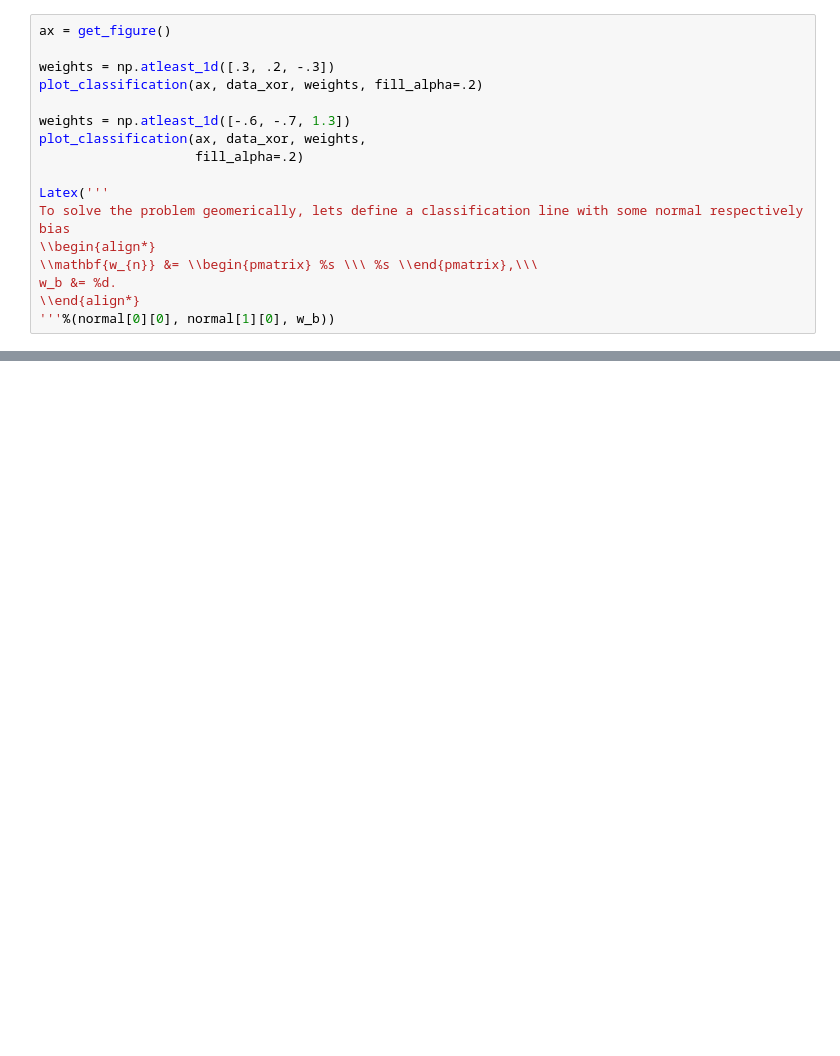
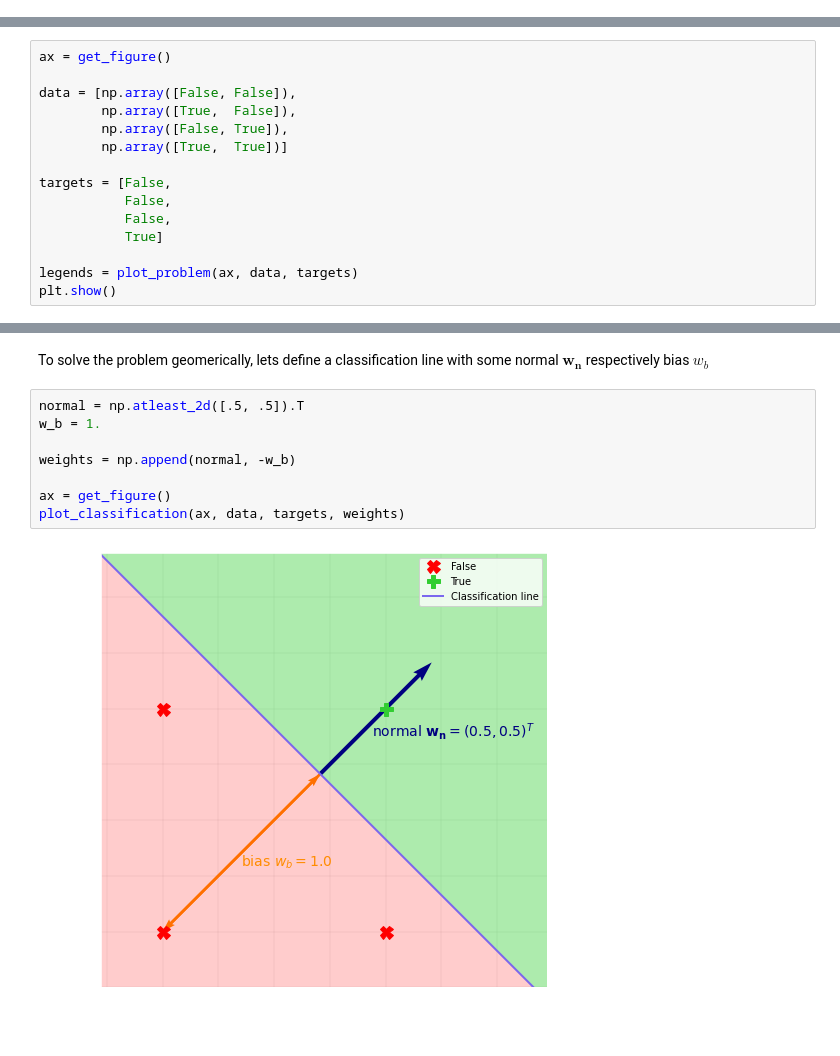
Before and after one commit to johndah/Intro-to-Machine-Learning, a Jupyter notebook: neural_networks_intro.ipynb, the cells around one changed output, grey strips where cells are left out. Drawn from its saved outputs; the diff is of its cells as text; blank space fills up the shorter version.

```diff
--- a/neural_networks_intro.ipynb
+++ b/neural_networks_intro.ipynb
@@ -847,17 +39,0 @@ Cannot linearly seperate the data...
-# %%
-ax = get_figure()
-
-weights = np.atleast_1d([.3, .2, -.3])
-plot_classification(ax, data_xor, weights, fill_alpha=.2)
-
-weights = np.atleast_1d([-.6, -.7, 1.3])
-plot_classification(ax, data_xor, weights,
-                    fill_alpha=.2)
-
-Latex('''
-To solve the problem geomerically, lets define a classification line with some normal respectively bias
-\\begin{align*}
-\\mathbf{w_{n}} &= \\begin{pmatrix} %s \\\ %s \\end{pmatrix},\\\
-w_b &= %d.
-\\end{align*}
-'''%(normal[0][0], normal[1][0], w_b))
@@ -870,0 +199,15 @@ w_b &= 1.
+# %%
+ax = get_figure()
+
+data = [np.array([False, False]),
+        np.array([True,  False]),
+        np.array([False, True]),
+        np.array([True,  True])]
+
+targets = [False,
+           False,
+           False,
+           True]
+
+legends = plot_problem(ax, data, targets)
+plt.show()
@@ -870,0 +282,12 @@ w_b &= 1.
+# %% [markdown]
+To solve the problem geomerically, lets define a classification line with some normal $\mathbf{w_n}$ respectively bias $w_b$
+# %%
+normal = np.atleast_2d([.5, .5]).T
+w_b = 1.
+
+weights = np.append(normal, -w_b)
+
+ax = get_figure()
+plot_classification(ax, data, targets, weights)
+# %% [output]
+[figure, added]
```
Also changed, not shown: parts of 52 cells of this notebook, 1 other file.
